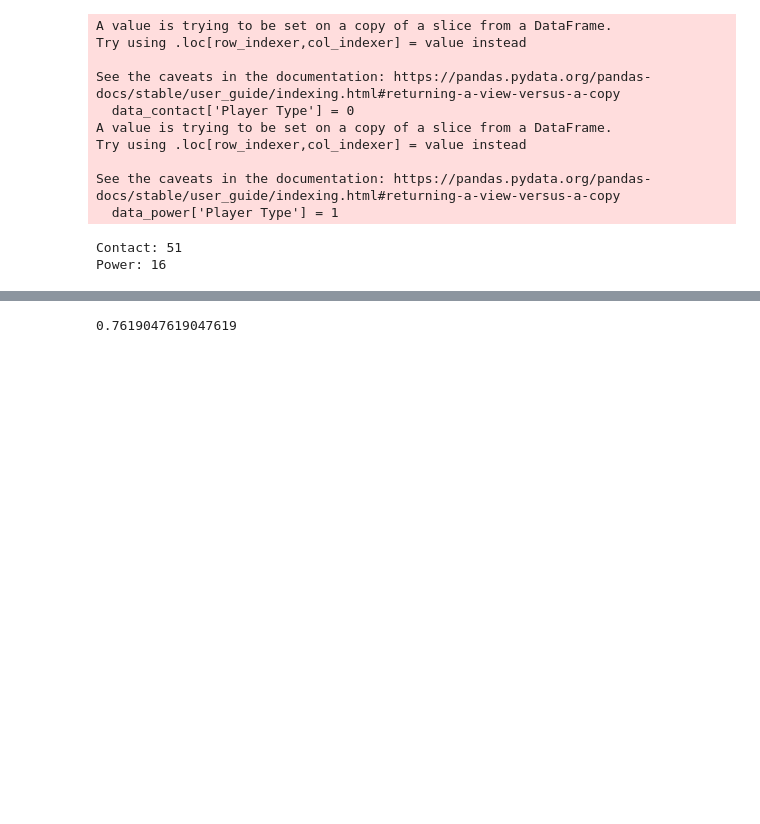
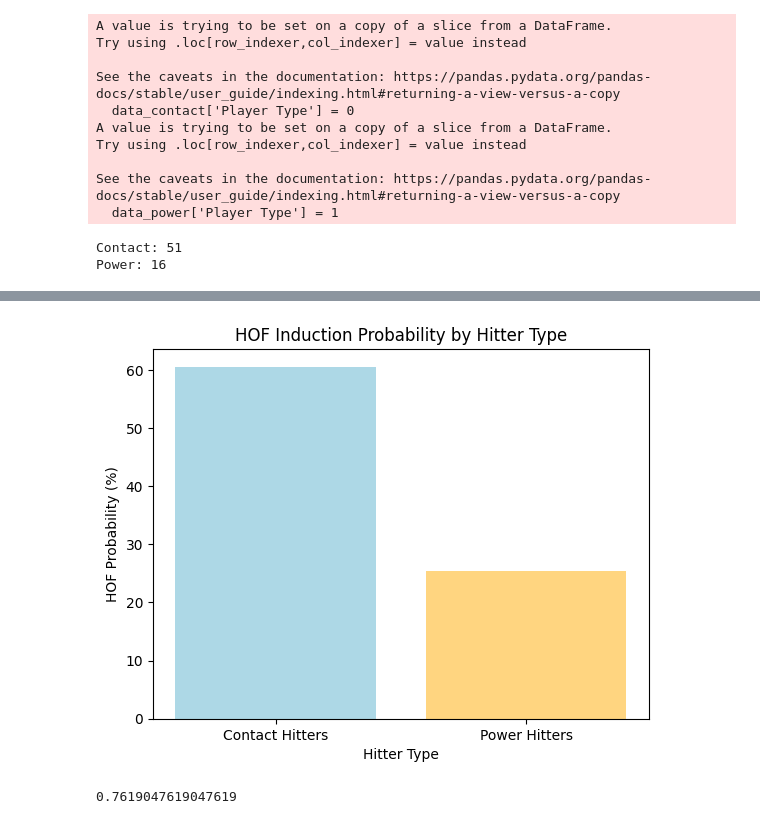
Before and after one commit to bbqbcnbrgr/REPO, a Jupyter notebook: Olivier_Bui_DSRP.ipynb, the cells around one changed output, grey strips where cells are left out. Cells and saved outputs as stored; diff of their text form; code cells hidden in the pictures; blank space fills up the shorter version.

```diff
--- a/Olivier_Bui_DSRP.ipynb
+++ b/Olivier_Bui_DSRP.ipynb
@@ -602,3 +620,15 @@ Power HOF %: 25.36687631027253
+# %%
+# Graph percents
+hitter_types = ['Contact Hitters', 'Power Hitters']
+percents = [60.56644880174291, 25.36687631027253]
+
+plt.bar(hitter_types, percents, color=['#ADD8E6', '#FFD580'])
+plt.ylabel('HOF Probability (%)')
+plt.xlabel('Hitter Type')
+plt.title('HOF Induction Probability by Hitter Type')
+plt.show()
+# %% [output]
+[figure, added]
 # %%
 accuracy = metrics.accuracy_score(y_test, pred)
 print(accuracy)
```
Also changed, not shown: parts of 11 cells of this notebook.
